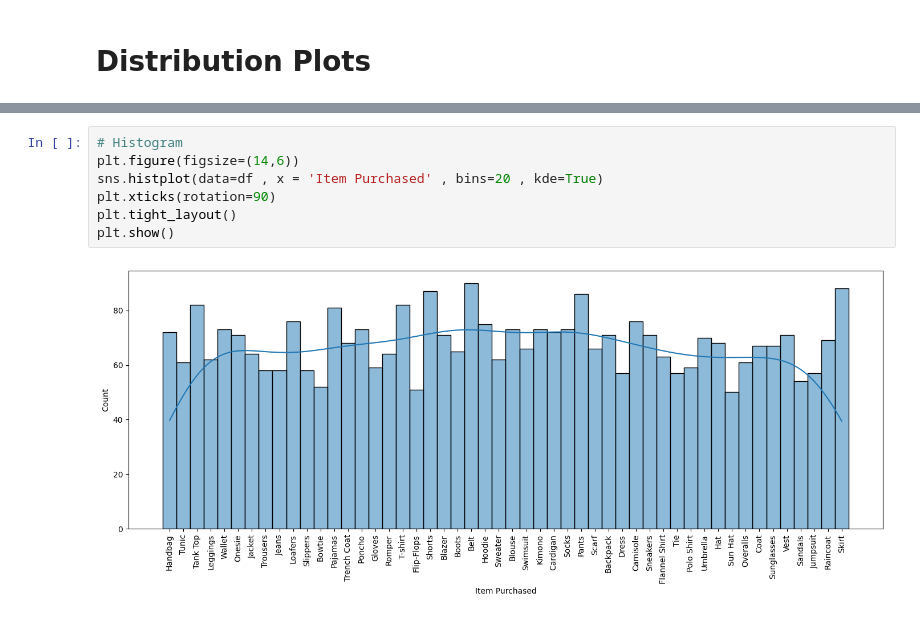
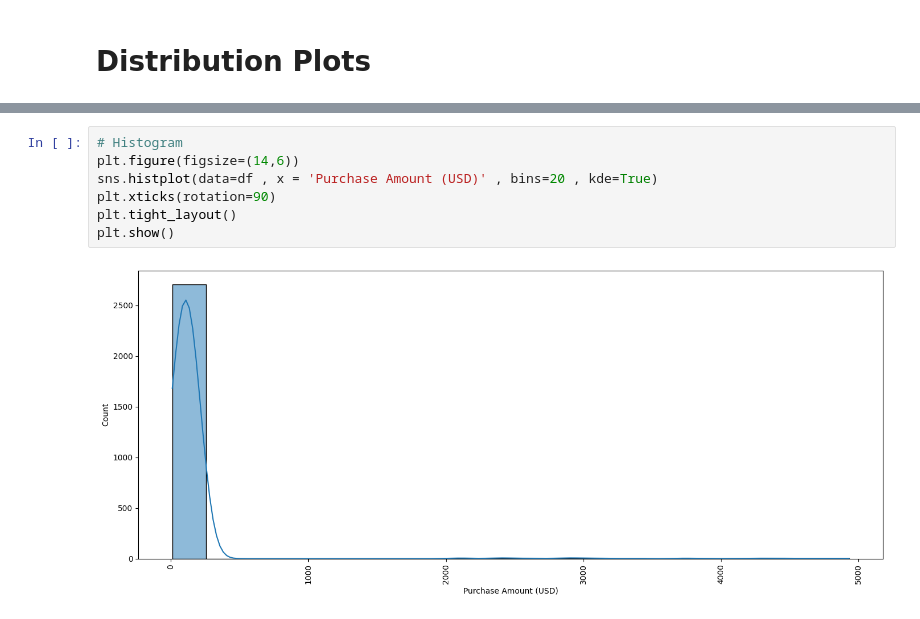
Before and after one commit to T-REX-C0DER/Data-Visualization-with-Python, a Jupyter notebook: Seaborn.ipynb, the cells around one changed output, grey strips where cells are left out. Cells and saved outputs as stored; diff of their text form.

```diff
--- a/Seaborn.ipynb
+++ b/Seaborn.ipynb
@@ -31,9 +31,9 @@ print(df)
 # %%
 # Histogram
 plt.figure(figsize=(14,6))
-sns.histplot(data=df , x = 'Item Purchased' , bins=20 , kde=True)
+sns.histplot(data=df , x = 'Purchase Amount (USD)' , bins=20 , kde=True)
 plt.xticks(rotation=90)
 plt.tight_layout()
 plt.show()
 # %% [output]
-[figure, old version]
+[figure, new version]
```
Also changed, not shown: parts of 1 cell of this notebook.
